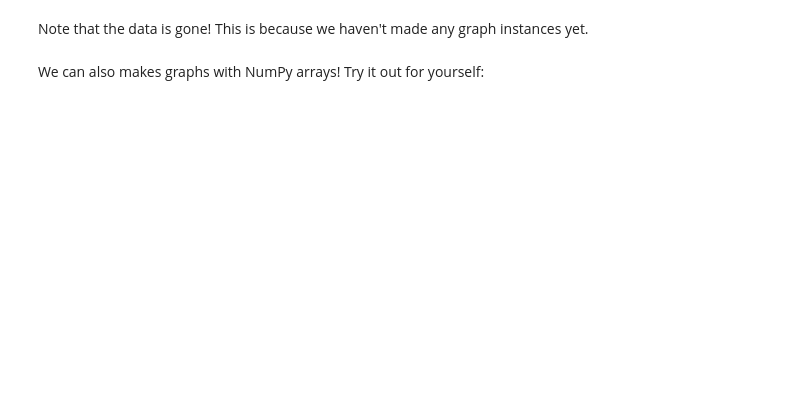
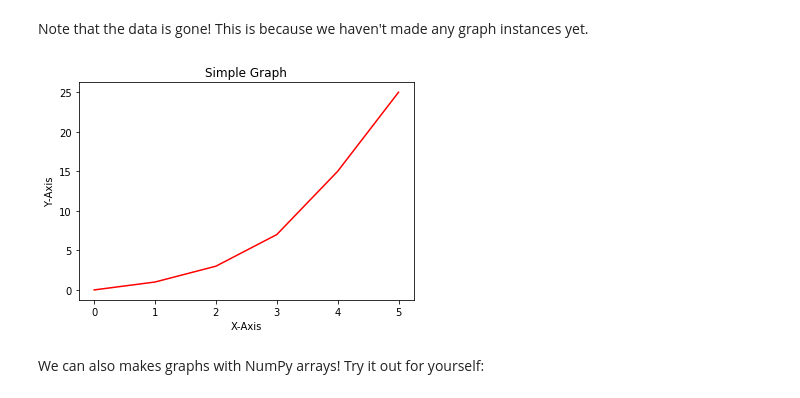
Before and after one commit to ZubairQazi/acm-ucr-Python-FocusGroup, a Jupyter notebook: JupyterNotebooks/Matplotlib/Matplotlib-Examples.ipynb, the cells around one changed output. Drawn from its saved outputs; the diff is of its cells as text; code cells hidden in the pictures; blank space fills up the shorter version.

```diff
--- a/JupyterNotebooks/Matplotlib/Matplotlib-Examples.ipynb
+++ b/JupyterNotebooks/Matplotlib/Matplotlib-Examples.ipynb
@@ -26,8 +32,10 @@ Note that the data is gone! This is because we haven't made any graph instances
 # %%
 plt.xlabel("X-Axis")
 plt.ylabel("Y-Axis")
 plt.title("Simple Graph")
-plt.plot(x, y, 'b')
+plt.plot(x, y, 'r')
 plt.show()
+# %% [output]
+[figure, added]
 # %% [markdown]
 We can also makes graphs with NumPy arrays! Try it out for yourself:
```
Also changed, not shown: parts of 14 cells of this notebook, 1 other file.
